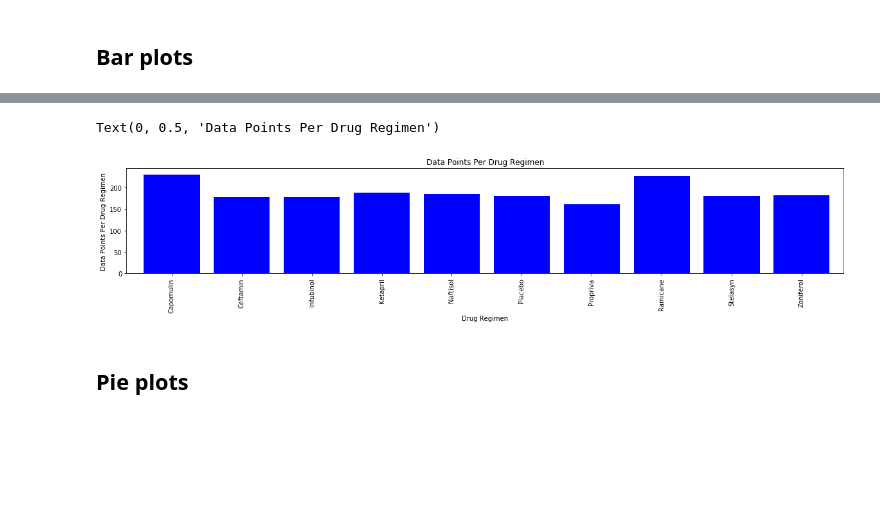
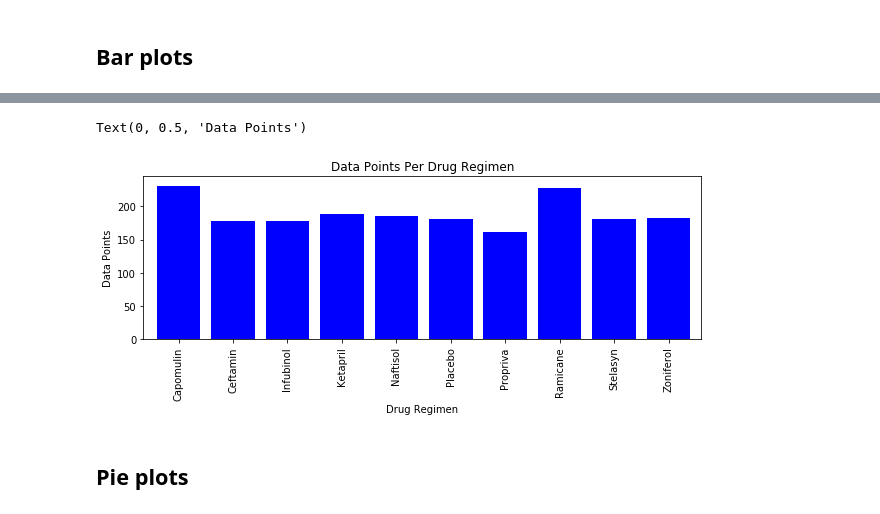
Before and after one commit to LizzyO/Pymaceuticals-Challenge, a Jupyter notebook: Pymaceuticals/pymaceuticals.ipynb, the cells around one changed output, grey strips where cells are left out. Cells and saved outputs as stored; diff of their text form; code cells hidden in the pictures; blank space fills up the shorter version.

```diff
--- a/Pymaceuticals/pymaceuticals.ipynb
+++ b/Pymaceuticals/pymaceuticals.ipynb
@@ -68,6 +68,6 @@ combined_dr
 ## Bar plots
 # %%
 # Generate a bar plot showing number of data points for each treatment regimen using pandas
-drug_regimen_data = pd.DataFrame(mice_data_group["Tumor Volume (mm3)"].count())
+drug_regimen_data = mice_data_group["Tumor Volume (mm3)"].count()
 drug_regimen_data
 # %% [output]
@@ -91,18 +97,23 @@ drug_regimen_data.plot(kind="bar", color="b", figsize=(18,3))
 # %%
+#Generate bar plot using pyplot
 drug_regimen_data = drug_regimen_data.reset_index()
+
+#x_axis is all the drug regimens
 x_axis = np.arange(len(mice_data_group))
 tick_locations = [value+0.4 for value in x_axis]
-plt.figure(figsize=(20,3))
+plt.figure(figsize=(10,3))
+
+#bar plot details
 plt.bar(x_axis, drug_regimen_data["Tumor Volume (mm3)"], color='b', align="edge")
 plt.xticks(tick_locations, drug_regimen_data["Drug Regimen"], rotation="vertical")
 plt.xlim(-0.25, len(x_axis))
 plt.ylim(0, max(drug_regimen_data["Tumor Volume (mm3)"])+15)
 plt.title("Data Points Per Drug Regimen")
 plt.xlabel("Drug Regimen")
-plt.ylabel("Data Points Per Drug Regimen")
+plt.ylabel("Data Points")
 # %% [output]
-Text(0, 0.5, 'Data Points Per Drug Regimen')
+Text(0, 0.5, 'Data Points')
-[figure, old version]
+[figure, new version]
 # %% [markdown]
 ## Pie plots
 # %%
```
Also changed, not shown: parts of 19 cells of this notebook, 1 other file.
